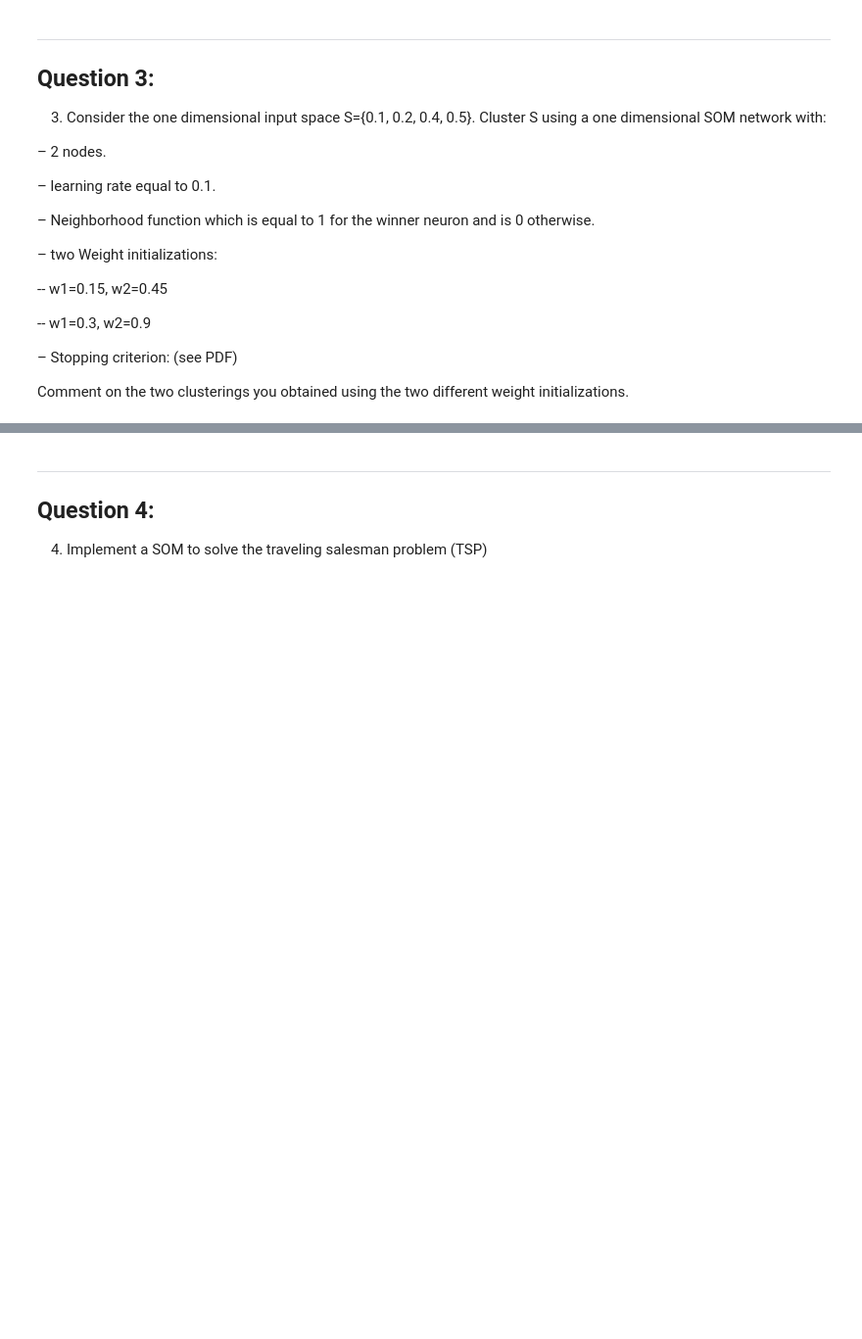
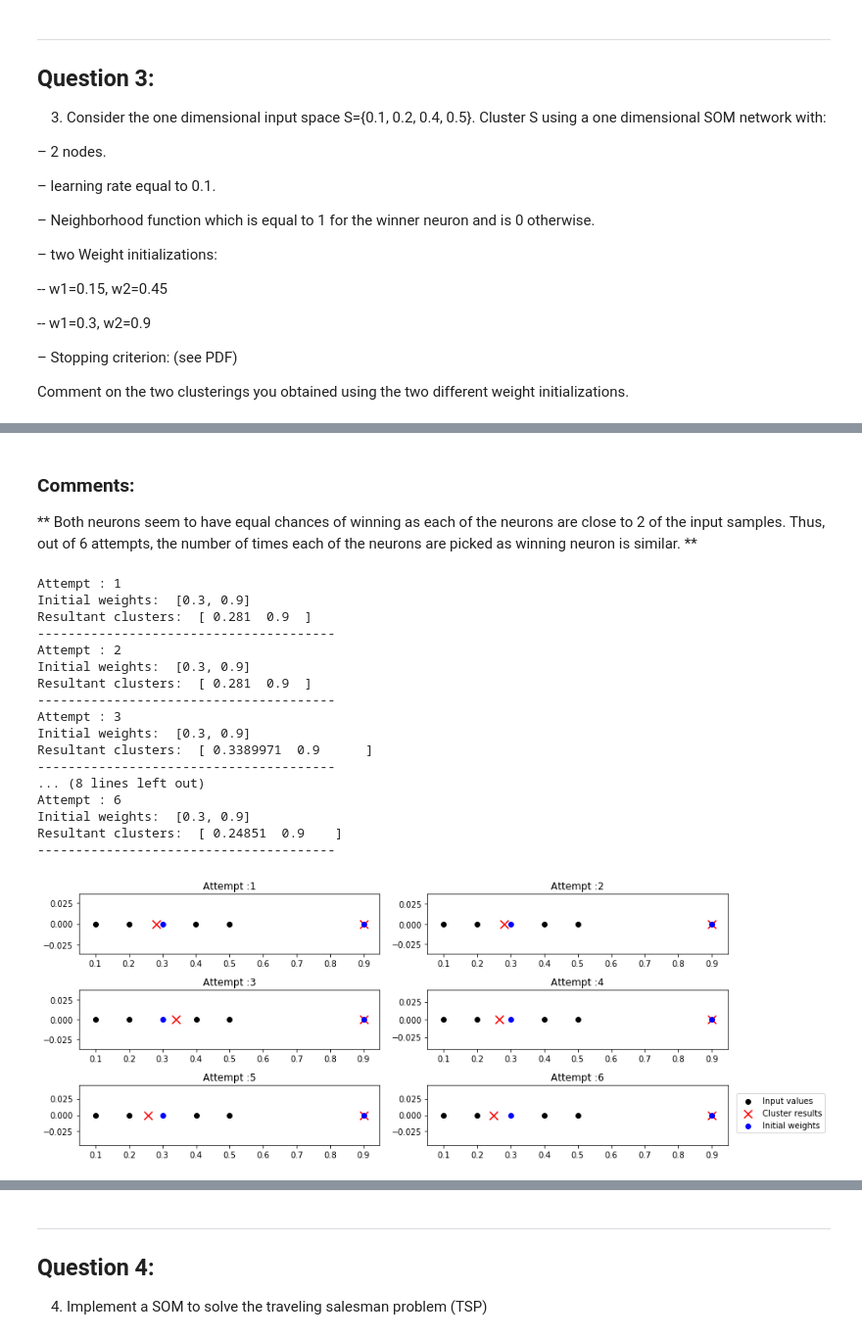
Before and after one commit to debaraj-barua/neural-networks-ws17, a Jupyter notebook: Assignment09/NN_DebarajBarua_NareshKumarGurulingan_041217/NN_DebarajBarua_NareshKumarGurulingan_041217_src/NN_DebarajBarua_NareshKumarGurulingan_041217.ipynb, the cells around one changed output, grey strips where cells are left out. Shown at 98% size. Cells and saved outputs as stored; diff of their text form; code cells hidden in the pictures; blank space fills up the shorter version.

```diff
--- a/Assignment09/NN_DebarajBarua_NareshKumarGurulingan_041217/NN_DebarajBarua_NareshKumarGurulingan_041217_src/NN_DebarajBarua_NareshKumarGurulingan_041217.ipynb
+++ b/Assignment09/NN_DebarajBarua_NareshKumarGurulingan_041217/NN_DebarajBarua_NareshKumarGurulingan_041217_src/NN_DebarajBarua_NareshKumarGurulingan_041217.ipynb
@@ -170,0 +181,28 @@ Resultant clusters:  [ 0.276968  0.9     ]
+# %% [markdown]
+### Comments:
+
+** Both neurons seem to have equal chances of winning as each of the neurons are close to 2 of the input samples. Thus, out of 6 attempts, the number of times each of the neurons are picked as winning neuron is similar. **
+# %%
+input_space = [0.1, 0.2, 0.4, 0.5]
+init_weights = [0.3, 0.9]
+
+cluster_1d(input_space, init_weights)
+# %% [output]
+Attempt : 1
+Initial weights:  [0.3, 0.9]
+Resultant clusters:  [ 0.281  0.9  ]
+---------------------------------------
+Attempt : 2
+Initial weights:  [0.3, 0.9]
+Resultant clusters:  [ 0.281  0.9  ]
+---------------------------------------
+Attempt : 3
+Initial weights:  [0.3, 0.9]
+Resultant clusters:  [ 0.3389971  0.9      ]
+---------------------------------------
+... (8 lines left out)
+Attempt : 6
+Initial weights:  [0.3, 0.9]
+Resultant clusters:  [ 0.24851  0.9    ]
+---------------------------------------
+[figure, added]
```
Also changed, not shown: parts of 6 cells of this notebook, 21 other files.
